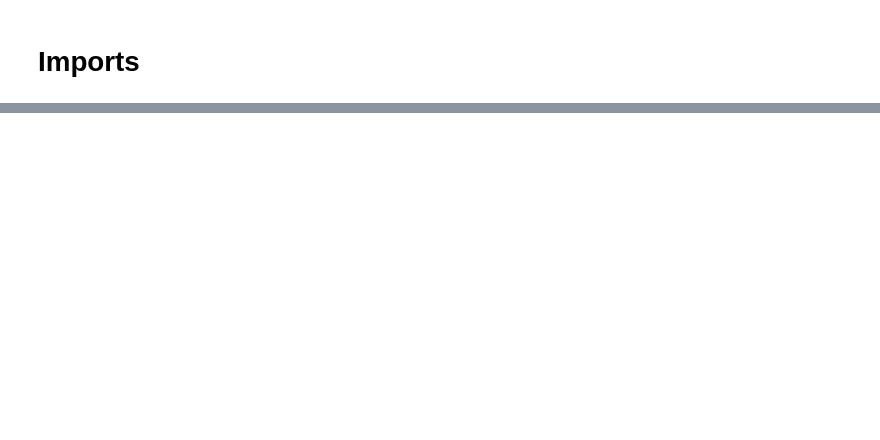
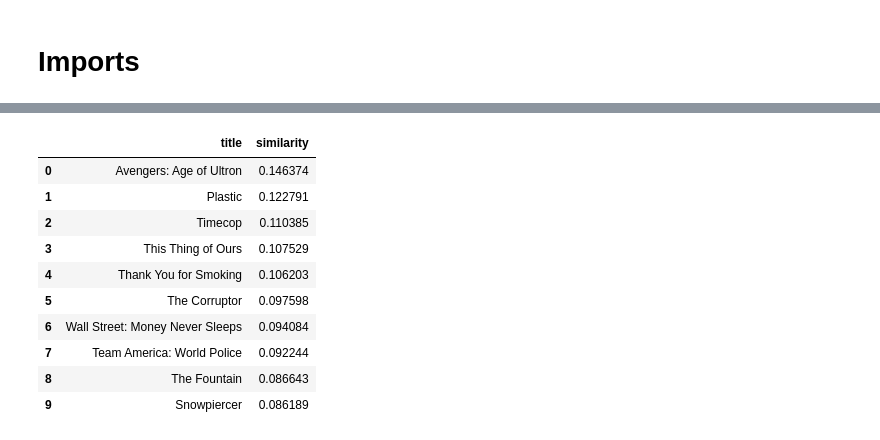
Before and after one commit to 20020001-UET/Moive-Recommendation-System, a Jupyter notebook: notebooks/movie_recommendation_system.ipynb, the cells around one changed output, grey strips where cells are left out. Cells and saved outputs as stored; diff of their text form; code cells hidden in the pictures; blank space fills up the shorter version.

```diff
--- a/notebooks/movie_recommendation_system.ipynb
+++ b/notebooks/movie_recommendation_system.ipynb
@@ -42,0 +185,14 @@ movies.head(5)
+# %%
+get_recommendations('The Avengers')
+# %% [output]
+|  | title | similarity |
+| 0 | Avengers: Age of Ultron | 0.146374 |
+| 1 | Plastic | 0.122791 |
+| 2 | Timecop | 0.110385 |
+| 3 | This Thing of Ours | 0.107529 |
+| 4 | Thank You for Smoking | 0.106203 |
+| 5 | The Corruptor | 0.097598 |
+| 6 | Wall Street: Money Never Sleeps | 0.094084 |
+| 7 | Team America: World Police | 0.092244 |
+| 8 | The Fountain | 0.086643 |
+| 9 | Snowpiercer | 0.086189 |
```
Also changed, not shown: parts of 40 cells of this notebook, 11 other files.
